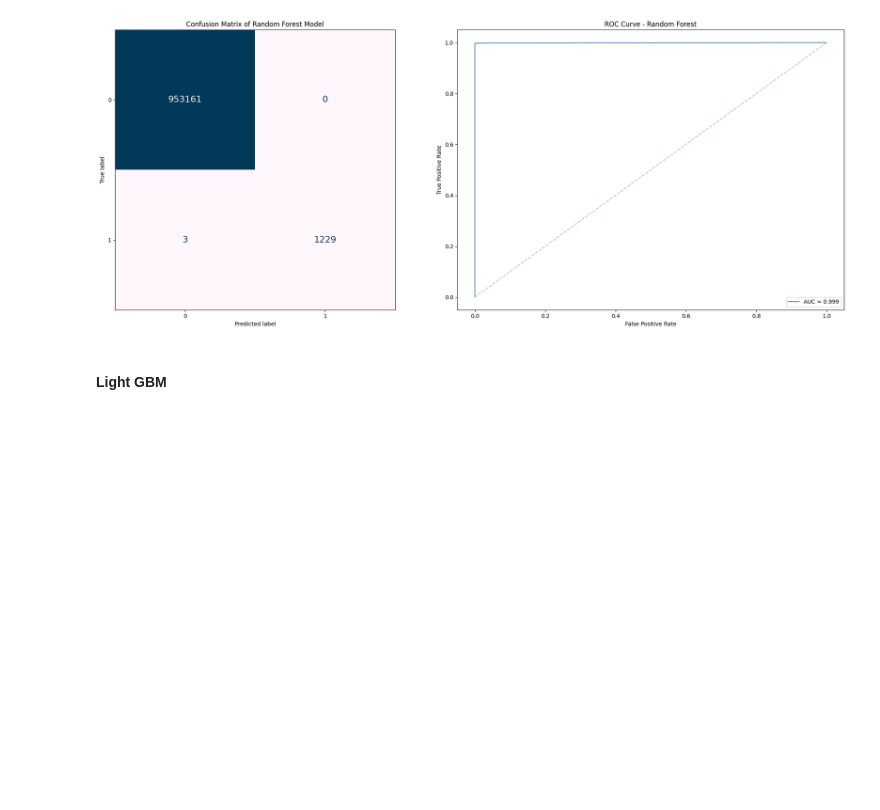
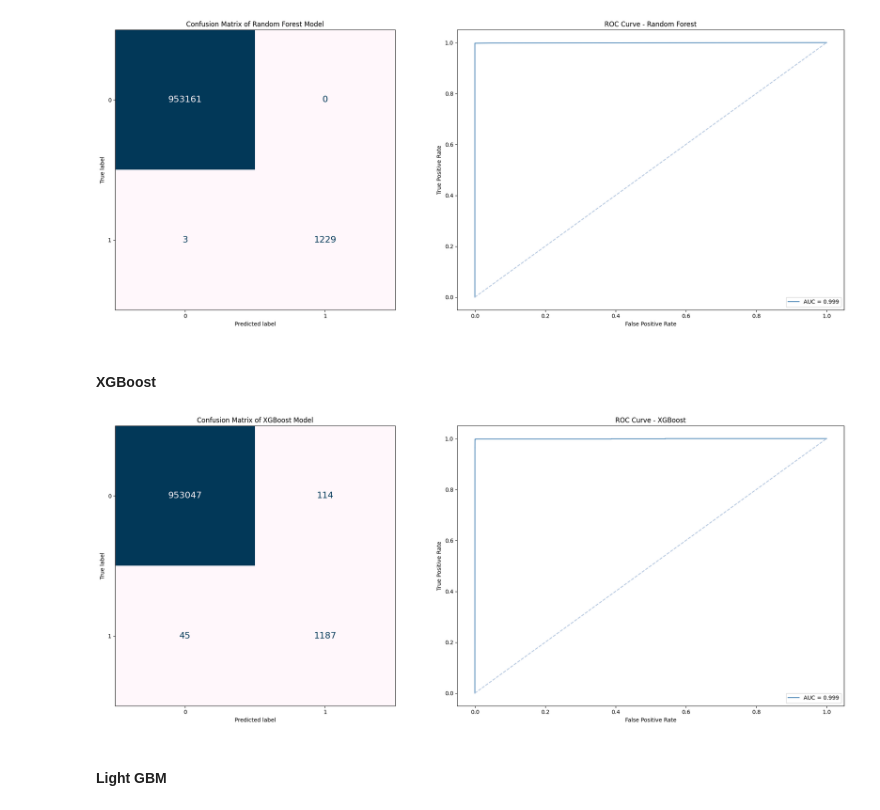
Before and after one commit to luunguyentankhai/ADY201m, a Jupyter notebook: preprocessing/model_building.ipynb, the cells around one changed output. Drawn from its saved outputs; the diff is of its cells as text; code cells hidden in the pictures; blank space fills up the shorter version.

Commit message:
add xgboost result

```diff
--- a/preprocessing/model_building.ipynb
+++ b/preprocessing/model_building.ipynb
@@ -387,6 +422,24 @@ print(
         target_names=['Non-Fraud', 'Fraud']
     )
 )
+
+print("===========================================================")
+
+# XGBoost
+xgb_y_pred = xgb_model.predict(x_test_scaled)
+xgb_y_pred_score = xgb_model.predict_proba(x_test_scaled)[:,1]
+
+print("XGBoost:")
+print(
+    classification_report(
+        y_test,
+        xgb_y_pred,
+        digits=4,
+        labels= [0, 1],
+        target_names= ['Non-Fraud', 'Fraud']
+    )
+)
+
 print("===========================================================")
 
 # Light GBM
@@ -490,6 +543,39 @@ plt.tight_layout()
 plt.show()
 # %% [output]
 [figure]
+# %% [markdown]
+#### XGBoost
+# %%
+fig, ax = plt.subplots(1, 2, figsize=(20,8))
+
+# Confusion Matrix
+ax[0].set_title('Confusion Matrix of XGBoost Model')
+ConfusionMatrixDisplay.from_predictions(
+    y_test,
+    xgb_y_pred,
+    colorbar=False,
+    values_format='',
+    cmap='PuBu',
+    ax=ax[0],
+    text_kw={'fontsize': 16}
+)
+ax[0].grid(False)
+
+# ROC Curve
+fpr, tpr, thresholds = roc_curve(y_test, xgb_y_pred_score)
+roc_auc = auc(fpr, tpr)
+
+ax[1].set_title('ROC Curve - XGBoost')
+ax[1].plot(fpr, tpr, label=f'AUC = {roc_auc:.3f}', c='steelblue')
+ax[1].plot([0,1], [0,1], '--', c='lightsteelblue')
+ax[1].legend(loc='lower right')
+ax[1].set_ylabel('True Positive Rate')
+ax[1].set_xlabel('False Positive Rate')
+
+plt.tight_layout()
+plt.show()
+# %% [output]
+[figure, added]
 # %% [markdown]
 #### Light GBM
 # %%
```
Also changed, not shown: parts of 4 cells of this notebook.
